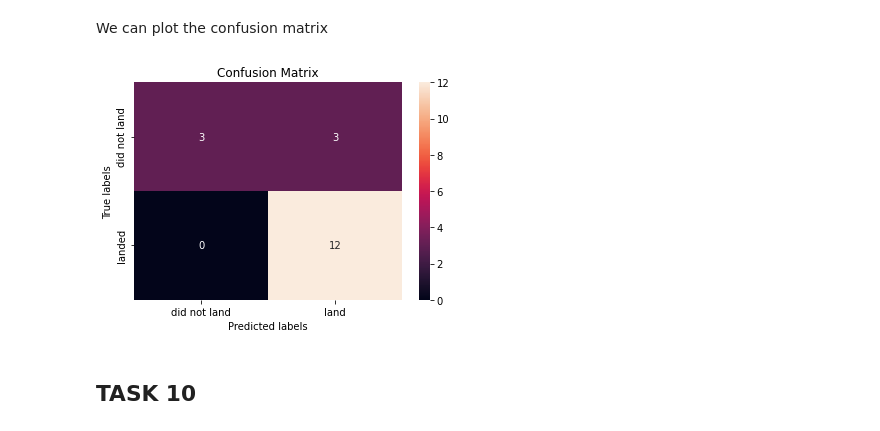
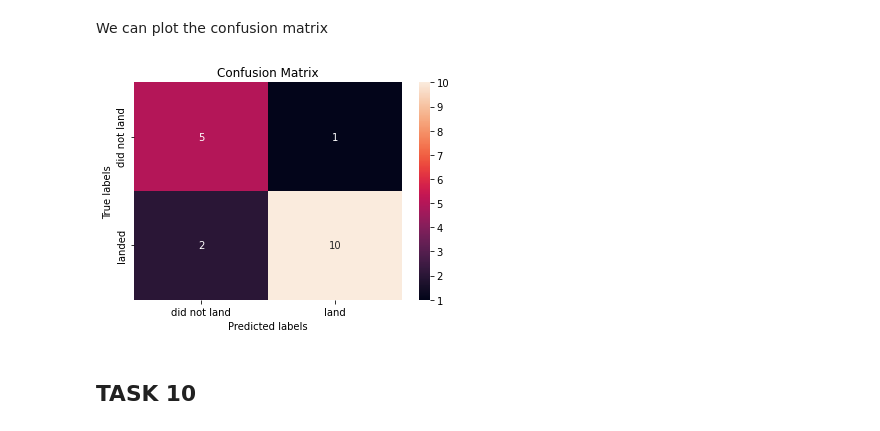
Before and after one commit to JoanneCETsai/IBM_projects, a Jupyter notebook: spaceX/SpaceX_Machine Learning Prediction_Part_5.ipynb, the cells around one changed output. Saved outputs shown, nothing was run; the diff lists cells and outputs as text; code cells hidden in the pictures.

```diff
--- a/spaceX/SpaceX_Machine Learning Prediction_Part_5.ipynb
+++ b/spaceX/SpaceX_Machine Learning Prediction_Part_5.ipynb
@@ -199,7 +199,7 @@ parameters = {'kernel':('linear', 'rbf','poly','rbf', 'sigmoid'),
               'gamma':np.logspace(-3, 3, 5)}
 svm = SVC()
 # %%
-svm_cv = GridSearchCV(svm, parameters)
+svm_cv = GridSearchCV(svm, param_grid= parameters)
 svm_cv.fit(X_train, Y_train)
 # %% [output]
 GridSearchCV(estimator=SVC(),
@@ -271,10 +275,10 @@ tree_cv.score(X_test, Y_test)
 # %% [markdown]
 We can plot the confusion matrix
 # %%
-yhat = svm_cv.predict(X_test)
+yhat = tree_cv.predict(X_test)
 plot_confusion_matrix(Y_test,yhat)
 # %% [output]
-[figure, old version]
+[figure, new version]
 # %% [markdown]
 ## TASK  10
 # %% [markdown]
```
Also changed, not shown: parts of 3 cells of this notebook, 3 other files.
